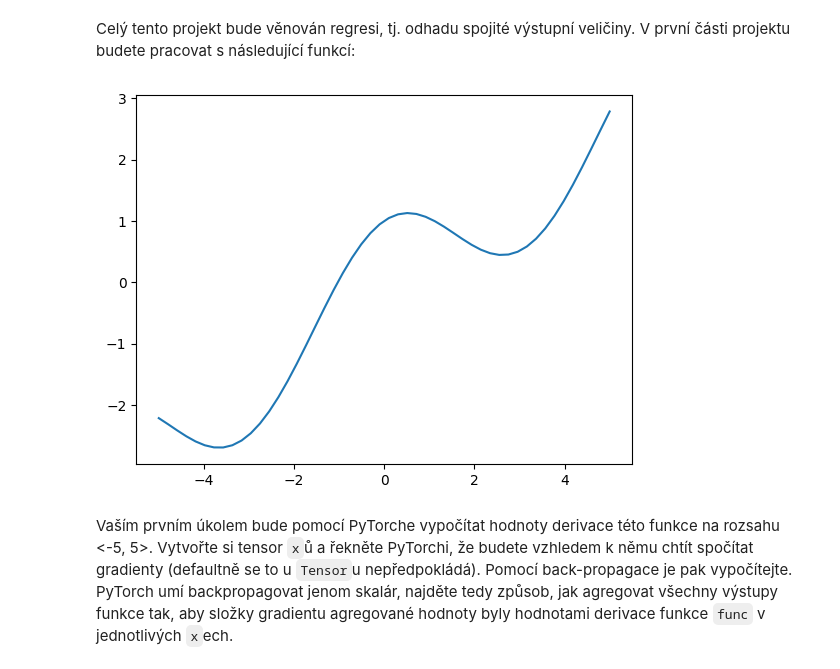
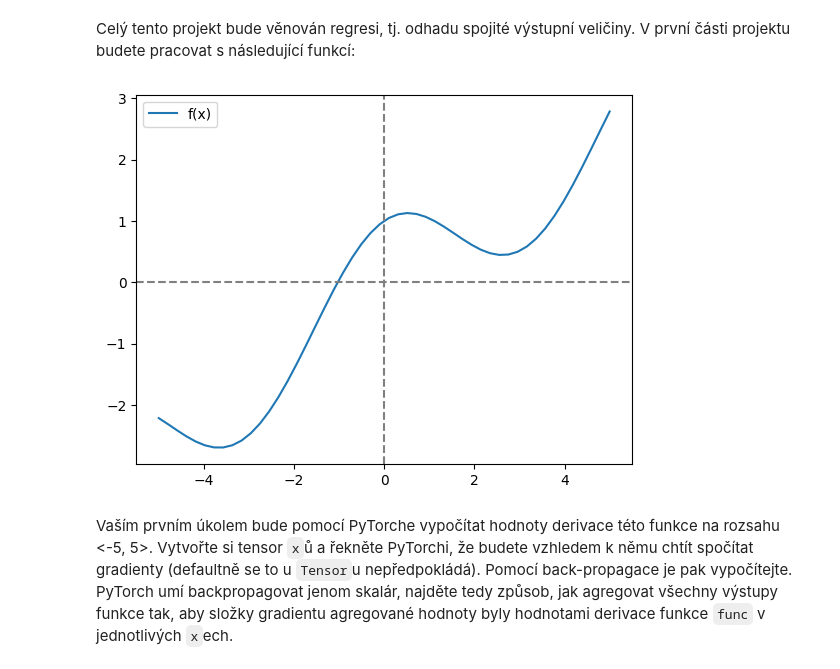
Before and after one commit to svobodovaLucie/SUI-project3, a Jupyter notebook: zadani.ipynb, the cells around one changed output. Cells and saved outputs as stored; diff of their text form; code cells hidden in the pictures.

```diff
--- a/zadani.ipynb
+++ b/zadani.ipynb
@@ -16,13 +16,16 @@ V první části projektu budete pracovat s následující funkcí:
 # %%
 def func(x):
     return torch.cos(x) + x/2
 
 xs = np.linspace(-5, 5, 50)
 
-plt.plot(xs, func(torch.tensor(xs)))
+plt.plot(xs, func(torch.tensor(xs)), label="f(x)")
+plt.axvline(0, color='gray', linestyle='--')
+plt.axhline(0, color='gray', linestyle='--')
+plt.legend()
 plt.show()
 # %% [output]
-[figure, old version]
+[figure, new version]
 # %% [markdown]
 Vaším prvním úkolem bude pomocí PyTorche vypočítat hodnoty derivace této funkce na rozsahu <-5, 5>.
 Vytvořte si tensor `x`ů a řekněte PyTorchi, že budete vzhledem k němu chtít spočítat gradienty (defaultně se to u `Tensor`u nepředpokládá).
```
Also changed, not shown: parts of 2 cells of this notebook.
